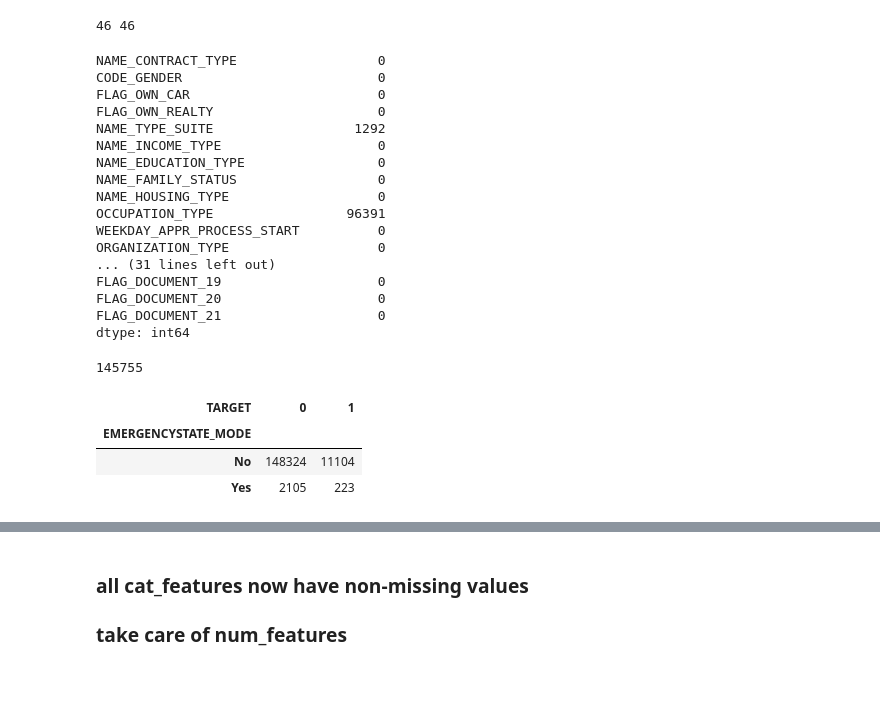
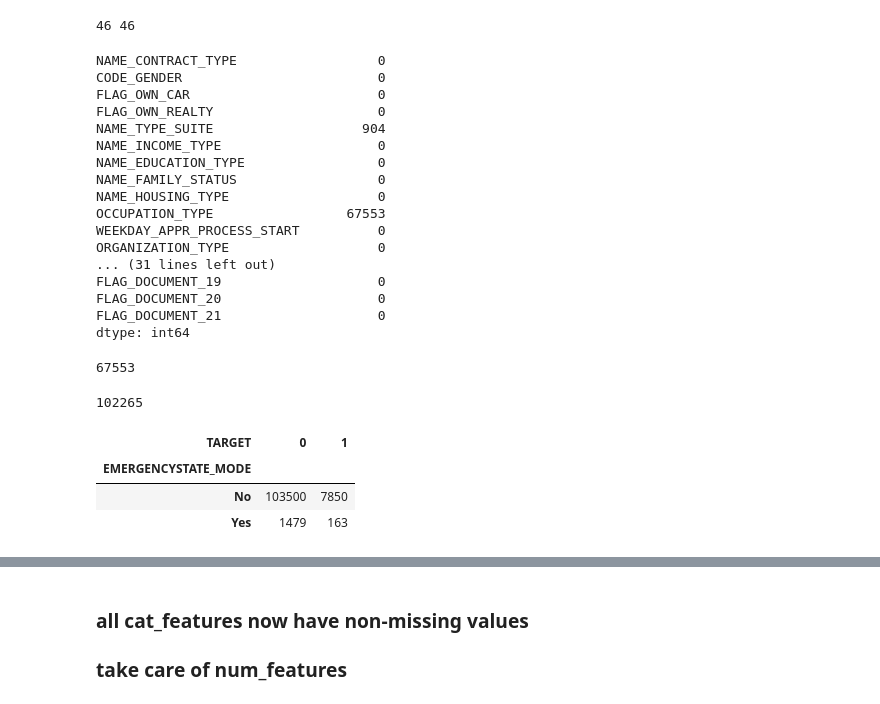
Before and after one commit to cy1355nz/DSGA3001-FinalProject, a Jupyter notebook: leo/draft-2.ipynb, the cells around one changed output, grey strips where cells are left out. Saved outputs shown, nothing was run; the diff lists cells and outputs as text; code cells hidden in the pictures.

```diff
--- a/leo/draft-2.ipynb
+++ b/leo/draft-2.ipynb
@@ -177,5 +167,3 @@ Name: TARGET, dtype: float64
 # %%
-drop_label = nacount_filtered.index.values.tolist()
-drop_label.remove('EXT_SOURCE_1')
 # Keep Median values, drop mode and avg
-drop_label1 = [x for x in drop_label if 'MEDI' not in x]
+drop_label = [x for x in filter_corr if 'MEDI' not in x]
@@ -209,0 +176,4 @@ train = train.drop(labels = drop_label1, axis = 1)
+# %%
+def first_drop_stage(dataframe, drop_label):
+    dataframe = dataframe.drop(labels = drop_label, axis = 1)
+    return dataframe
@@ -210 +182,4 @@ train = train.drop(labels = drop_label1, axis = 1)
+# %%
+X_train = first_drop_stage(X_train, drop_label)
+X_test = first_drop_stage(X_test, drop_label)
 # %%
@@ -342,18 +263,18 @@ print(len(num_feature),len(cat_feature))
 46 46
 # %%
 # Check missing values inside category features
-train[cat_feature].isna().sum()
+X_train[cat_feature].isna().sum()
 # %% [output]
 NAME_CONTRACT_TYPE                  0
 CODE_GENDER                         0
 FLAG_OWN_CAR                        0
 FLAG_OWN_REALTY                     0
-NAME_TYPE_SUITE                  1292
+NAME_TYPE_SUITE                   904
 NAME_INCOME_TYPE                    0
 NAME_EDUCATION_TYPE                 0
 NAME_FAMILY_STATUS                  0
 NAME_HOUSING_TYPE                   0
-OCCUPATION_TYPE                 96391
+OCCUPATION_TYPE                 67553
 WEEKDAY_APPR_PROCESS_START          0
 ORGANIZATION_TYPE                   0
 ... (31 lines left out)
@@ -364,23 +285,25 @@ dtype: int64
 # %%
 ## the most missing class - flag as unknown - 96391 missing
 ## fill missing values with Unknown
-train.isna().sum()['OCCUPATION_TYPE']
-train['OCCUPATION_TYPE'].fillna('Unknown', inplace=True)
+print(X_train.isna().sum()['OCCUPATION_TYPE'])
+X_train['OCCUPATION_TYPE'].fillna('Unknown', inplace=True)
+X_test['OCCUPATION_TYPE'].fillna('Unknown', inplace=True)
+# %% [output]
+67553
 # %%
 ## Drop the column - 145755 missing
 ## check correlation
-train.isna().sum()['EMERGENCYSTATE_MODE']
+X_train.isna().sum()['EMERGENCYSTATE_MODE']
 # %% [output]
-145755
+102265
 # %%
-confusion_matrix = pd.crosstab(train['EMERGENCYSTATE_MODE'], train['TARGET'])
+confusion_matrix = pd.crosstab(X_train['EMERGENCYSTATE_MODE'], y_train['TARGET'])
+confusion_matrix
+# %% [output]
+| TARGET | 0 | 1 |
+| EMERGENCYSTATE_MODE |  |  |
+| No | 103500 | 7850 |
+| Yes | 1479 | 163 |
-# %%
-confusion_matrix
-# %% [output]
-| TARGET | 0 | 1 |
-| EMERGENCYSTATE_MODE |  |  |
-| No | 148324 | 11104 |
-| Yes | 2105 | 223 |
 # %%
 def cramers_corrected_stat(confusion_matrix):
     """ calculate Cramers V statistic for categorial-categorial association.
```
Also changed, not shown: parts of 118 cells of this notebook.
